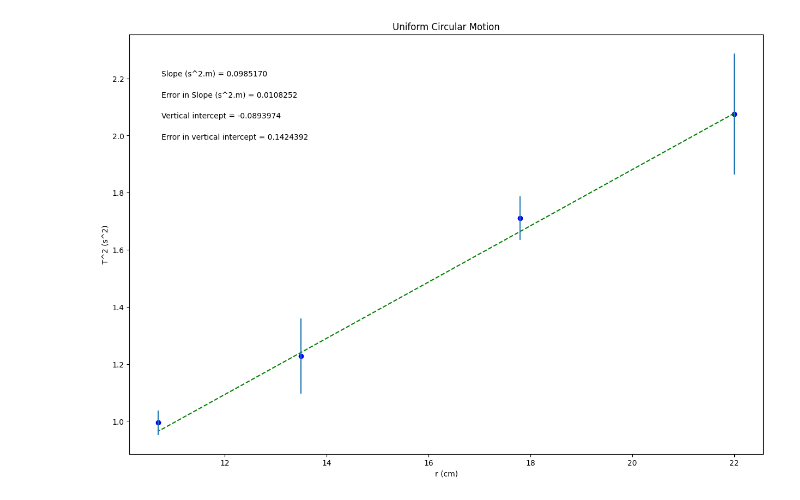
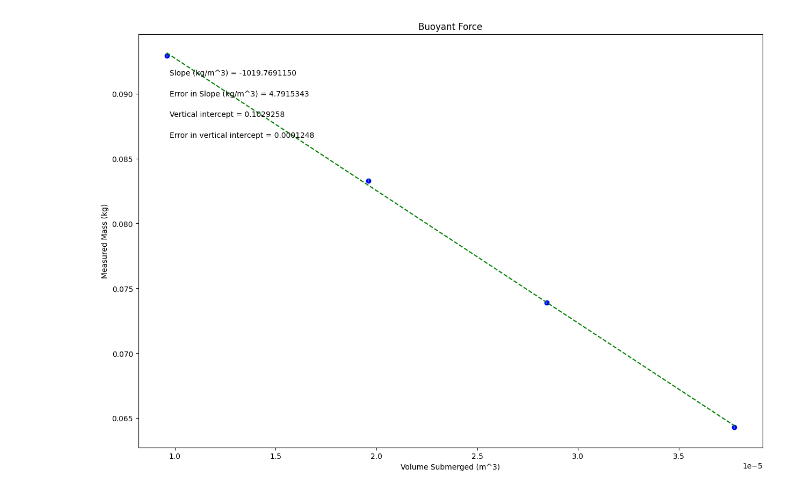
Before and after one commit to maleahjones-sketch/Physics-216-Lab, a Jupyter notebook: Copy_of_PHSXlab_plotting_template.ipynb, the cells around one changed output. Drawn from its saved outputs; the diff is of its cells as text; code cells hidden in the pictures.

```diff
--- a/Copy_of_PHSXlab_plotting_template.ipynb
+++ b/Copy_of_PHSXlab_plotting_template.ipynb
@@ -19,28 +19,28 @@ import matplotlib.pyplot as plt
 #variable names should start with a letter and must contain only letters, numbers, and underscores
 
 
-xvariable_changeme = np.array([22,17.8,13.5,10.7])
+xvariable_changeme = np.array([0.000009602,0.000019606,0.000028454,0.000037755])
 
-yvariable_changeme = np.array([2.07532836,1.71034084,1.22855056,0.99480676])
+yvariable_changeme = np.array([0.0929,0.0833,0.0739,0.0643])
 
-err_yvariable_changeme = np.array([0.21229301,0.07679411,0.131541,0.04294985])
+err_yvariable_changeme = np.array([0.0001,0.0001,0.0001,0.0001])
 
 
 
 #Re-assign variables as x, y, dy so that the remaining plotting code may remain generic
 #UPDATE VARIABLE NAMES (ON RHS OF EACH EQUAL SIGN) TO MATCH VARIABLE NAMES FOR DATA ABOVE
 
-x = xvariable_changeme            #this should be the array you want to plot on the x axis
-y = yvariable_changeme           #this should be the array you want to plot on the y axis
-dy = err_yvariable_changeme       #this should be your error in y array
+x = xvariable_changeme             #this should be the array you want to plot on the x axis
+y = yvariable_changeme             #this should be the array you want to plot on the y axis
+dy = err_yvariable_changeme        #this should be your error in y array
 
 
 #UPDATE EACH OF THESE 4 STRINGS FOR YOUR PLOT LABELS AS YOU WANT THEM TO APPEAR
 
-plot_title= 'Uniform Circular Motion'
-x_label= 'r (cm)'
-y_label= 'T^2 (s^2)'
-slope_units= 's^2.m'
+plot_title= 'Buoyant Force'
+x_label= 'Volume Submerged (m^3)'
+y_label= 'Measured Mass (kg)'
+slope_units= 'kg/m^3'
 
 #UPDATE ANNOTATION PLACEMENT SO IT'S OUT OF WAY OF PLOTTED DATA AND BEST FIT LINE
 #integer from 1 to 4, top R corner is 1 (counter-clockwise from there)
@@ -92,31 +92,31 @@ elif annotation_placement==3 or annotation_placement==4:
 #Don't need to change anything in this section!
 
 #Plot data on graph. Plot error bars and place values for slope,
 #error in slope, and vertical intercept (plus error) on the plot using "annotate"
 
 plt.figure(figsize=(15,10))
 
 plt.plot(x, fit, color='green', linestyle='--')
 plt.scatter(x, y, color='blue', marker='o')
 
 plt.xlabel(x_label)
 plt.ylabel(y_label)
 plt.title(plot_title)
 
 plt.errorbar(x, y, yerr=dy, xerr=None, fmt="none") #don't need to plot x error bars
 
 plt.annotate('Slope ({}) = {value:.{digits}f}'.format(slope_units,value=m, digits=7),
              (xpos, ypos[0]), xycoords='axes fraction')
 
 plt.annotate('Error in Slope ({}) = {value:.{digits}f}'.format(slope_units,value=dm, digits=7),
              (xpos, ypos[1]), xycoords='axes fraction')
 
 plt.annotate('Vertical intercept = {value:.{digits}f}'.format(value=b, digits=7),
              (xpos, ypos[2]), xycoords='axes fraction')
 
 plt.annotate('Error in vertical intercept = {value:.{digits}f}'.format(value=db, digits=7),
              (xpos, ypos[3]), xycoords='axes fraction')
 
 plt.show()
 # %% [output]
-[figure, old version]
+[figure, new version]
```
